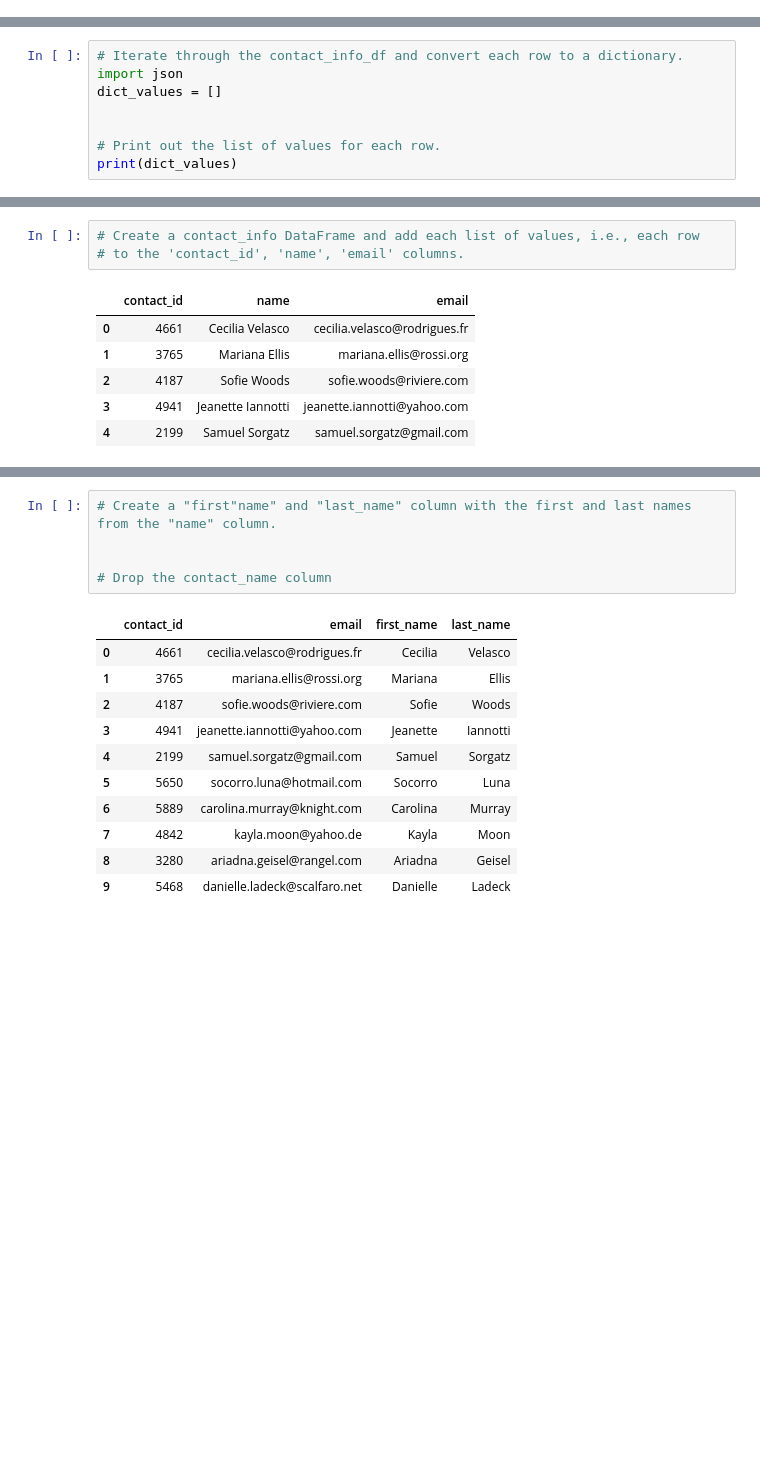
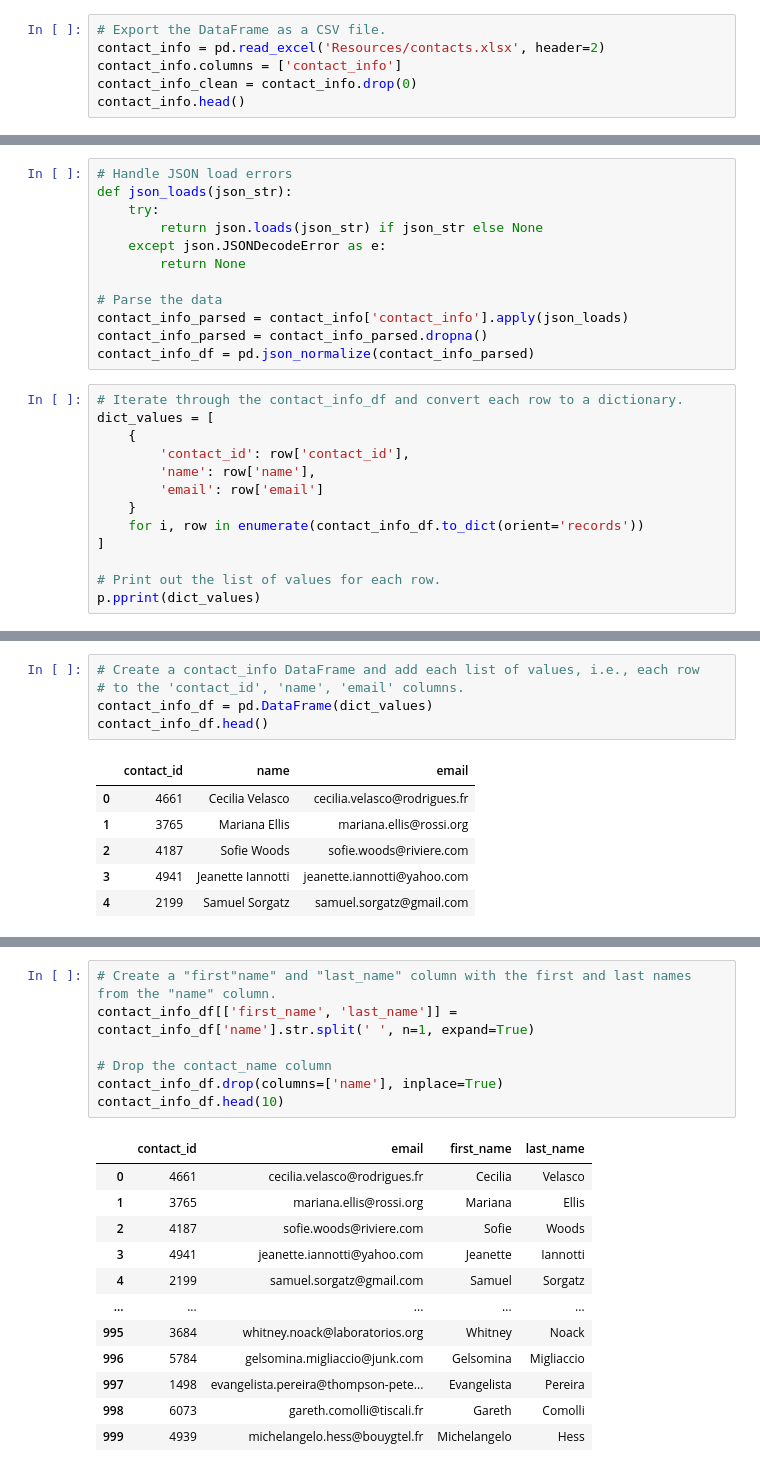
Before and after one commit to tjpaxton808/Crowdfunding_ETL, a Jupyter notebook: ETL_Mini_Project_Starter_Code_TPaxton_IO'Connor copy.ipynb, the cells around one changed output, grey strips where cells are left out. Saved outputs shown, nothing was run; the diff lists cells and outputs as text; blank space fills up the shorter version.

```diff
--- a/ETL_Mini_Project_Starter_Code_TPaxton_IO'Connor copy.ipynb
+++ b/ETL_Mini_Project_Starter_Code_TPaxton_IO'Connor copy.ipynb
@@ -293,0 +336,6 @@ contact_info_df.head()
+# %%
+# Export the DataFrame as a CSV file.
+contact_info = pd.read_excel('Resources/contacts.xlsx', header=2)
+contact_info.columns = ['contact_info']
+contact_info_clean = contact_info.drop(0)
+contact_info.head()
@@ -303,12 +358,29 @@ contact_info_df.head()
 Then export the DataFrame as a `contacts.csv` CSV file.
 # %% [markdown]
 ### Option 1: Use Pandas to create the contacts DataFrame.
+# %%
+# Handle JSON load errors
+def json_loads(json_str):
+    try:
+        return json.loads(json_str) if json_str else None
+    except json.JSONDecodeError as e:
+        return None
+
+# Parse the data
+contact_info_parsed = contact_info['contact_info'].apply(json_loads)
+contact_info_parsed = contact_info_parsed.dropna()
+contact_info_df = pd.json_normalize(contact_info_parsed)
 # %%
 # Iterate through the contact_info_df and convert each row to a dictionary.
-import json
-dict_values = []
-
+dict_values = [
+    {
+        'contact_id': row['contact_id'],
+        'name': row['name'],
+        'email': row['email']
+    }
+    for i, row in enumerate(contact_info_df.to_dict(orient='records'))
+]
 
 # Print out the list of values for each row.
-print(dict_values)
+p.pprint(dict_values)
 # %% [output]
@@ -316,6 +404,8 @@ print(dict_values)
 # %%
 # Create a contact_info DataFrame and add each list of values, i.e., each row
 # to the 'contact_id', 'name', 'email' columns.
+contact_info_df = pd.DataFrame(dict_values)
+contact_info_df.head()
 # %% [output]
 |  | contact_id | name | email |
 | 0 | 4661 | Cecilia Velasco | cecilia.velasco@rodrigues.fr |
@@ -339,17 +424,20 @@ memory usage: 23.6+ KB
 # %%
 # Create a "first"name" and "last_name" column with the first and last names from the "name" column.
-
+contact_info_df[['first_name', 'last_name']] = contact_info_df['name'].str.split(' ', n=1, expand=True)
 
 # Drop the contact_name column
+contact_info_df.drop(columns=['name'], inplace=True)
+contact_info_df.head(10)
 # %% [output]
 |  | contact_id | email | first_name | last_name |
 | 0 | 4661 | cecilia.velasco@rodrigues.fr | Cecilia | Velasco |
 | 1 | 3765 | mariana.ellis@rossi.org | Mariana | Ellis |
 | 2 | 4187 | sofie.woods@riviere.com | Sofie | Woods |
 | 3 | 4941 | jeanette.iannotti@yahoo.com | Jeanette | Iannotti |
 | 4 | 2199 | samuel.sorgatz@gmail.com | Samuel | Sorgatz |
-| 5 | 5650 | socorro.luna@hotmail.com | Socorro | Luna |
-| 6 | 5889 | carolina.murray@knight.com | Carolina | Murray |
-| 7 | 4842 | kayla.moon@yahoo.de | Kayla | Moon |
-| 8 | 3280 | ariadna.geisel@rangel.com | Ariadna | Geisel |
-| 9 | 5468 | danielle.ladeck@scalfaro.net | Danielle | Ladeck |
+| ... | ... | ... | ... | ... |
+| 995 | 3684 | whitney.noack@laboratorios.org | Whitney | Noack |
+| 996 | 5784 | gelsomina.migliaccio@junk.com | Gelsomina | Migliaccio |
+| 997 | 1498 | evangelista.pereira@thompson-pete... | Evangelista | Pereira |
+| 998 | 6073 | gareth.comolli@tiscali.fr | Gareth | Comolli |
+| 999 | 4939 | michelangelo.hess@bouygtel.fr | Michelangelo | Hess |
```
Also changed, not shown: parts of 35 cells of this notebook, 1 other file.
